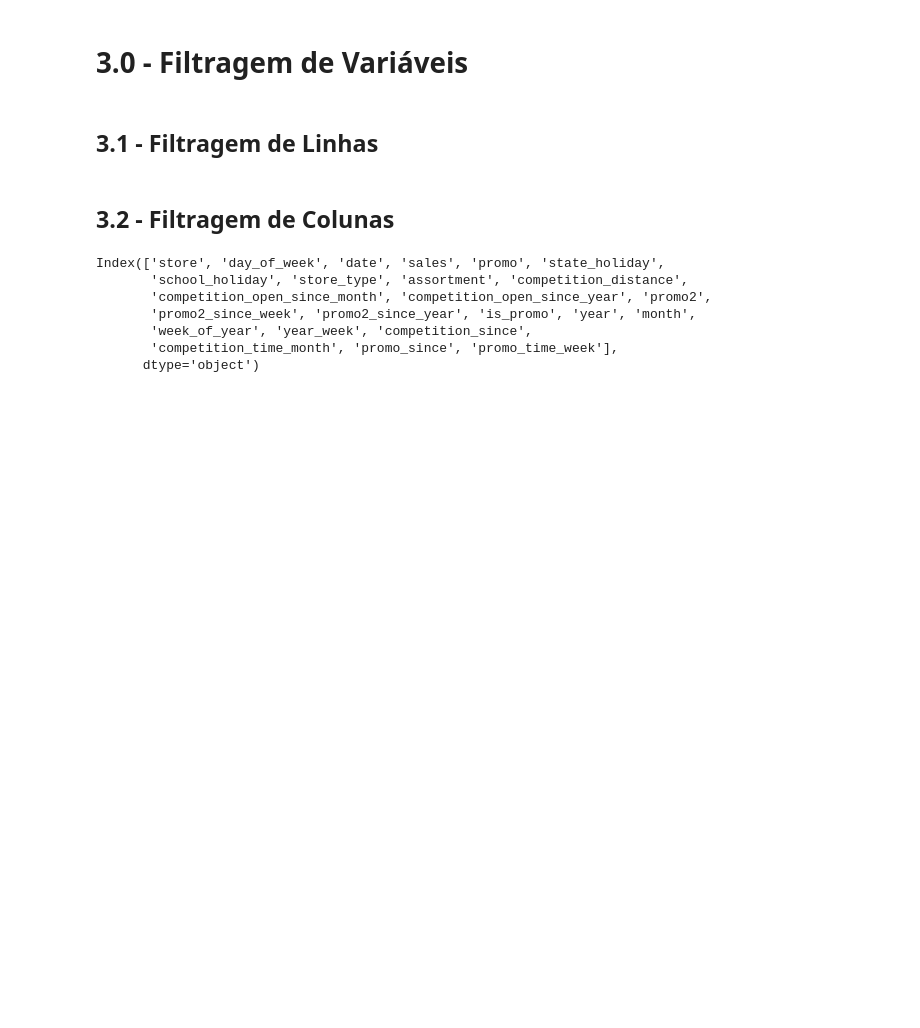
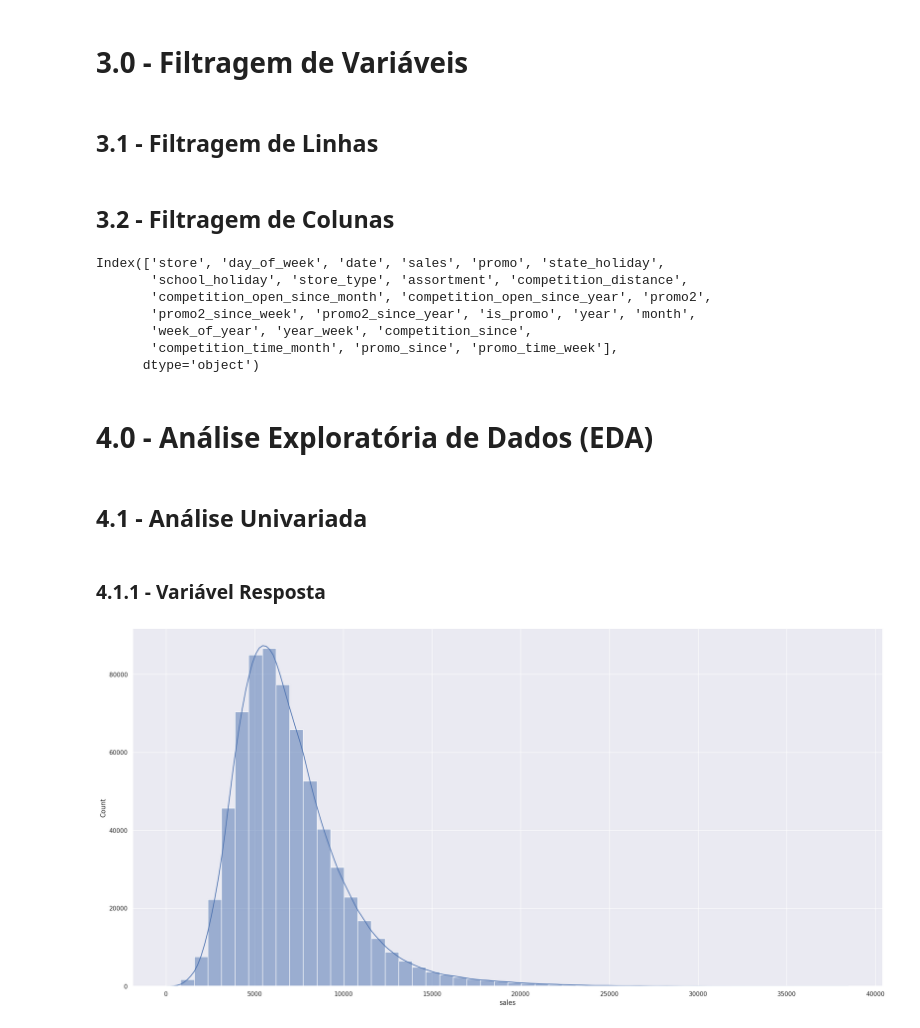
Before and after one commit to eliasbatistasouza/rossmann_sales, a Jupyter notebook: notebooks/001-EDA-ebs.ipynb, the cells around one changed output. Drawn from its saved outputs; the diff is of its cells as text; code cells hidden in the pictures; blank space fills up the shorter version.

```diff
--- a/notebooks/001-EDA-ebs.ipynb
+++ b/notebooks/001-EDA-ebs.ipynb
@@ -587,3 +587,15 @@ Index(['store', 'day_of_week', 'date', 'sales', 'promo', 'state_holiday',
        'week_of_year', 'year_week', 'competition_since',
        'competition_time_month', 'promo_since', 'promo_time_week'],
       dtype='object')
+# %% [markdown]
+# 4.0 - Análise Exploratória de Dados (EDA)
+# %%
+df4 = df3.copy()
+# %% [markdown]
+## 4.1 - Análise Univariada
+# %% [markdown]
+### 4.1.1 - Variável Resposta
+# %%
+sns.histplot(df4['sales'], kde=True, bins=50);
+# %% [output]
+[figure, added]
```
Also changed, not shown: parts of 23 cells of this notebook.
